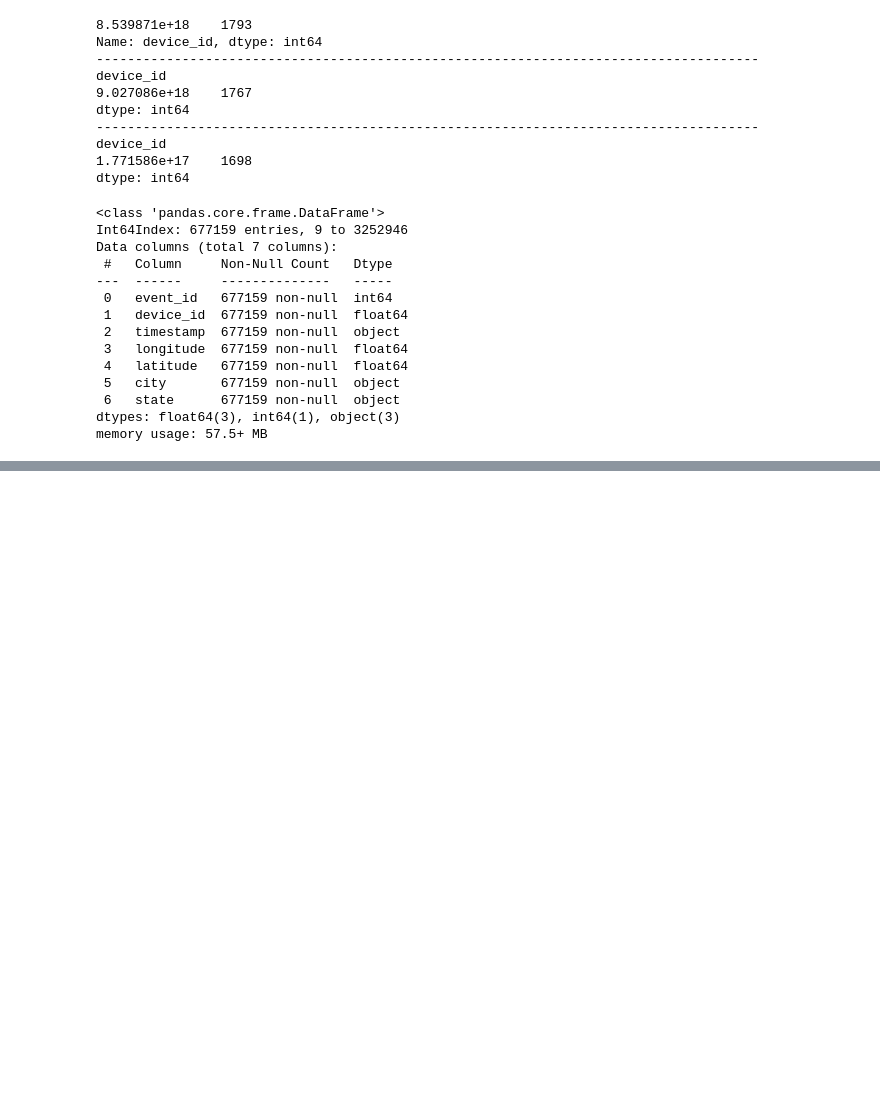
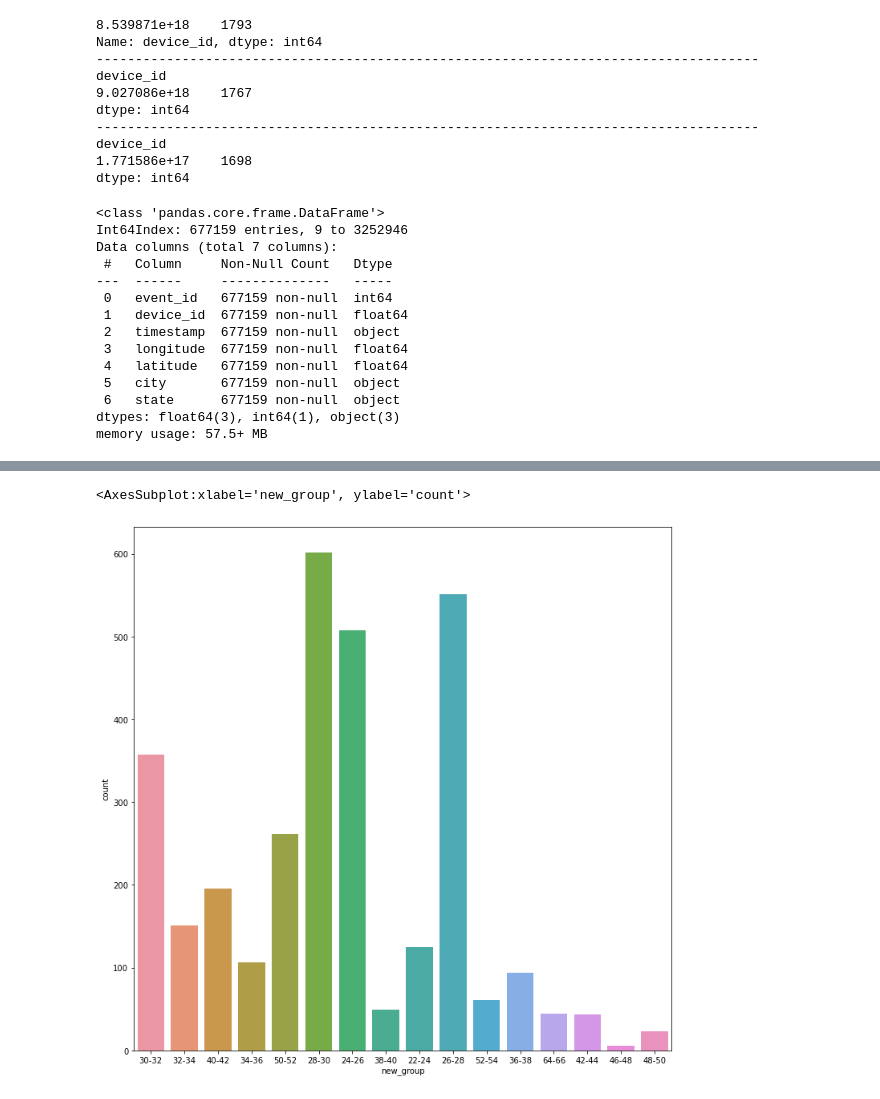
Before and after one commit to Drakus98/Capstone_1, a Jupyter notebook: Capstone_Project.ipynb, the cells around one changed output, grey strips where cells are left out. Saved outputs shown, nothing was run; the diff lists cells and outputs as text; code cells hidden in the pictures; blank space fills up the shorter version.

```diff
--- a/Capstone_Project.ipynb
+++ b/Capstone_Project.ipynb
@@ -416,0 +410,6 @@ Name: group, dtype: int64
+# %%
+# Assessing Q4 from Week 3
+sns.countplot(x='new_group',data=dfm)
+# %% [output]
+<AxesSubplot:xlabel='new_group', ylabel='count'>
+[figure, added]
```
Also changed, not shown: parts of 13 cells of this notebook.
